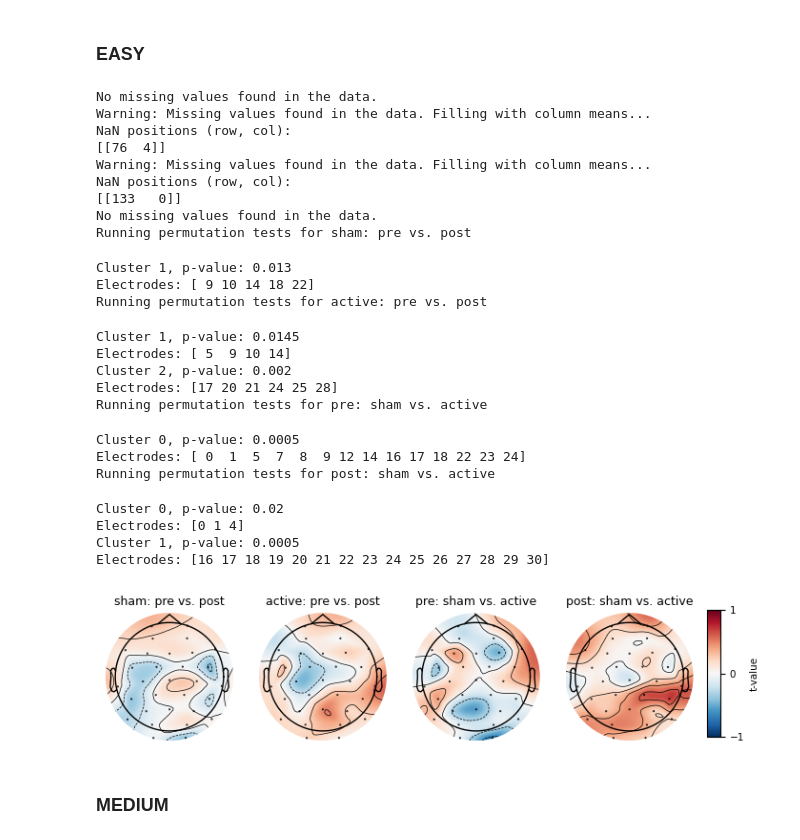
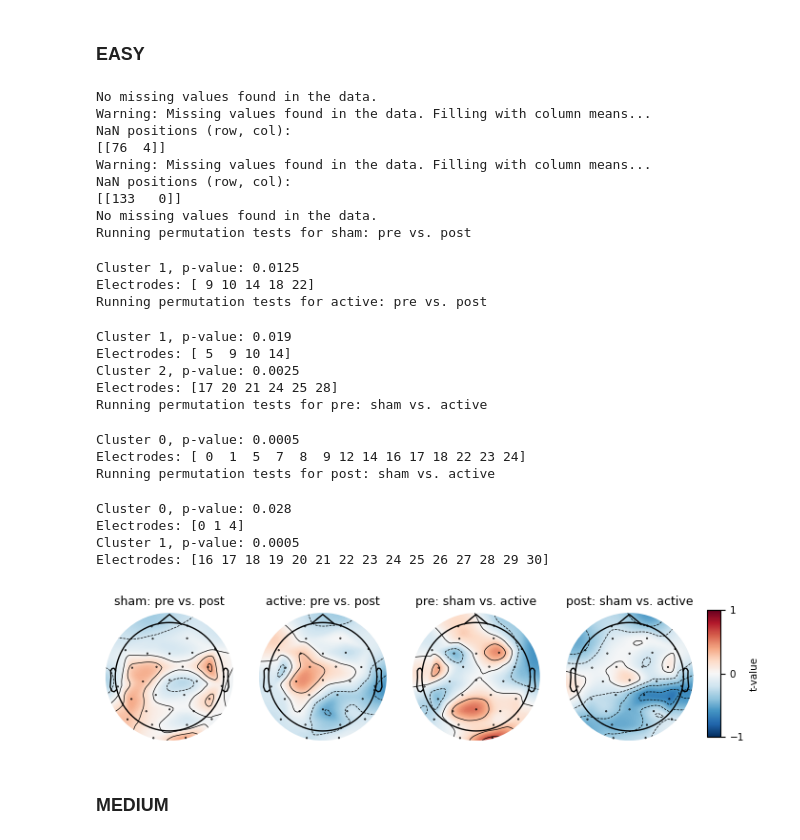
Before and after one commit to Shawnzty/tRNS-Intelligence, a Jupyter notebook: processing/aperiodic_exp/fooof_task.ipynb, the cells around one changed output. Saved outputs shown, nothing was run; the diff lists cells and outputs as text; code cells hidden in the pictures.

```diff
--- a/processing/aperiodic_exp/fooof_task.ipynb
+++ b/processing/aperiodic_exp/fooof_task.ipynb
@@ -272,7 +272,7 @@ t_obs[3, :] = funcs.perm_test(condition1, condition2, adjacency)
 # t_obs[3, :] = t_obs[3, :] * 0.5
 
 
-normalized_t = normalize_t_obs(t_obs)
+normalized_t = -1*normalize_t_obs(t_obs)
 normalized_t = normalized_t * 0.7
 
 cm = 1/2.54
@@ -289,38 +289,38 @@ cbar.set_ticks([-1, 0, 1])
 cbar.set_label('t-value')
 # fig.suptitle(case_title + ', by %', fontsize=20, y=1.1)
 matplotlib.rcParams.update({'font.size': 7.5})
 fig.subplots_adjust(left=0.01, bottom=0.01, right=0.88, top=0.9)
 save_path = os.path.join('..', '..', '..', 'paper', 'Figure 4 fooof', 'fooof_easy.eps')
 plt.savefig(save_path, format='eps')
 save_path = os.path.join('..', '..', '..', 'paper', 'Figure 4 fooof', 'fooof_easy.png')
 plt.savefig(save_path, format='png', dpi=600)
 plt.show()
 # %% [output]
 No missing values found in the data.
 Warning: Missing values found in the data. Filling with column means...
 NaN positions (row, col):
 [[76  4]]
 Warning: Missing values found in the data. Filling with column means...
 NaN positions (row, col):
 [[133   0]]
 No missing values found in the data.
 Running permutation tests for sham: pre vs. post
-Cluster 1, p-value: 0.013
+Cluster 1, p-value: 0.0125
 Electrodes: [ 9 10 14 18 22]
 Running permutation tests for active: pre vs. post
-Cluster 1, p-value: 0.0145
+Cluster 1, p-value: 0.019
 Electrodes: [ 5  9 10 14]
-Cluster 2, p-value: 0.002
+Cluster 2, p-value: 0.0025
 Electrodes: [17 20 21 24 25 28]
 Running permutation tests for pre: sham vs. active
 Cluster 0, p-value: 0.0005
 Electrodes: [ 0  1  5  7  8  9 12 14 16 17 18 22 23 24]
 Running permutation tests for post: sham vs. active
-Cluster 0, p-value: 0.02
+Cluster 0, p-value: 0.028
 Electrodes: [0 1 4]
 Cluster 1, p-value: 0.0005
 Electrodes: [16 17 18 19 20 21 22 23 24 25 26 27 28 29 30]
-[figure, old version]
+[figure, new version]
 # %% [markdown]
 ### MEDIUM
 # %%
```
Also changed, not shown: parts of 2 cells of this notebook, 1 other file.
